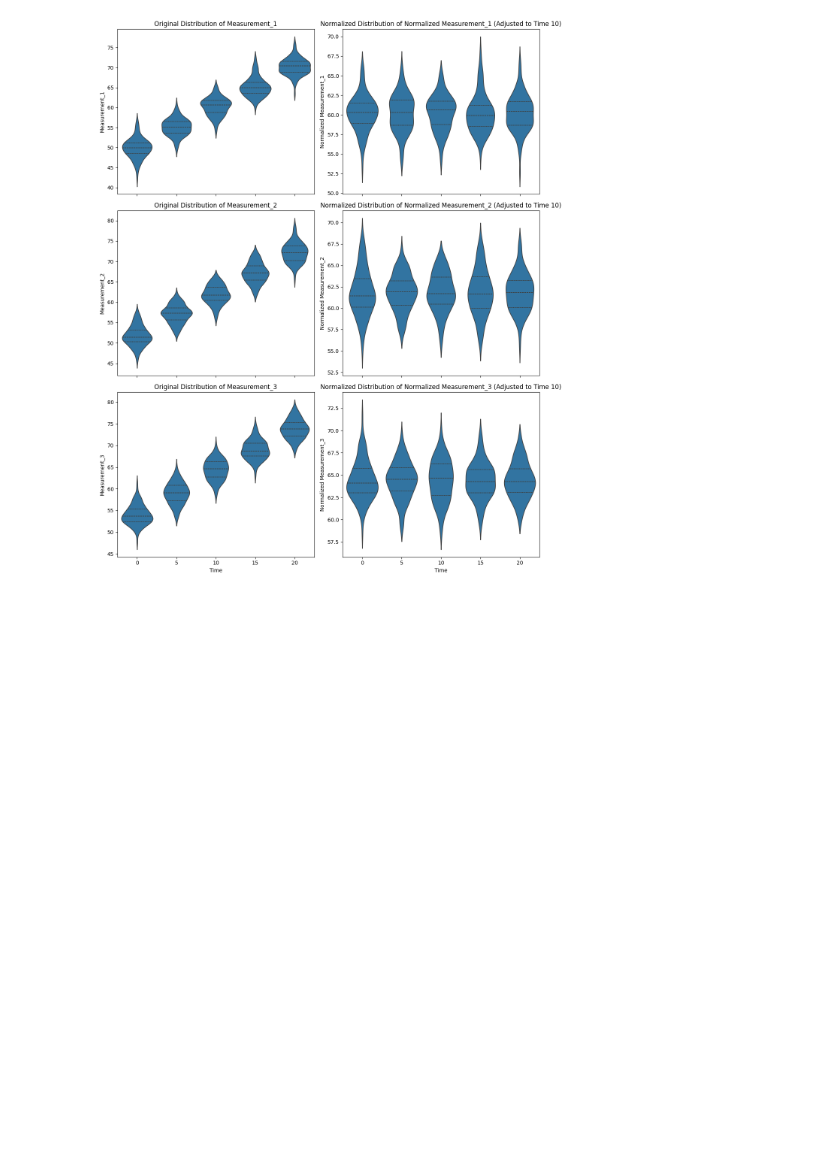
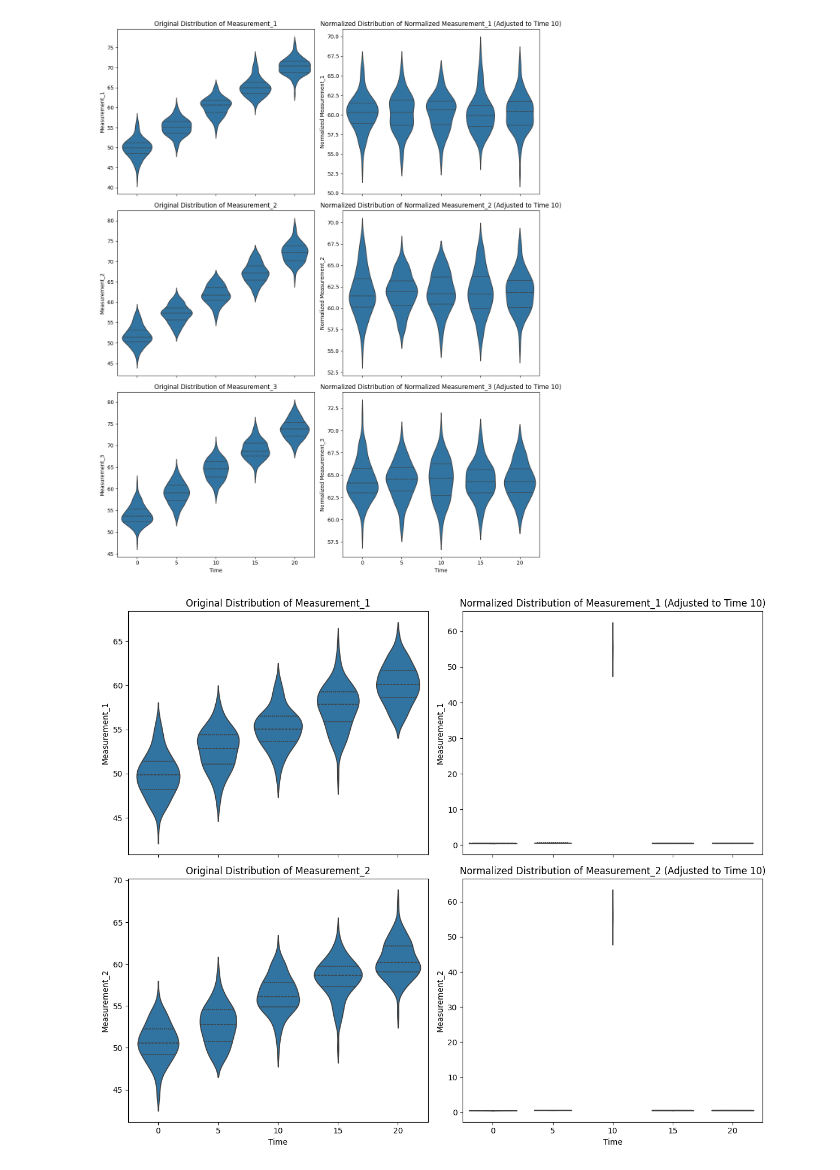
Before and after one commit to foxtrotmike/CS909, a Jupyter notebook: time_normalise.ipynb, the cells around one changed output. Saved outputs shown, nothing was run; the diff lists cells and outputs as text; code cells hidden in the pictures; blank space fills up the shorter version.

```diff
--- a/time_normalise.ipynb
+++ b/time_normalise.ipynb
@@ -310,3 +310,77 @@ plt.tight_layout()
 plt.show()
 # %% [output]
 [figure]
+# %%
+#Using OT - ignore for now
+import numpy as np
+import pandas as pd
+import matplotlib.pyplot as plt
+import seaborn as sns
+import ot  # POT: Python Optimal Transport
+
+# Generate synthetic data
+np.random.seed(42)
+n_patients = 500
+time_points = np.array([0, 5, 10, 15, 20])
+dim_g = 2  # Number of dimensions in g_i
+
+# Simulate multivariate measurements (patients measured only once at random time points)
+data = []
+for i in range(n_patients):
+    t = np.random.choice(time_points)
+    mu_t = np.array([50 + (t / 2) + i * 0.5 for i in range(dim_g)])  # Time-dependent mean
+    cov_t = np.eye(dim_g) * 5  # Independent feature variance
+    g_i = np.random.multivariate_normal(mu_t, cov_t)
+    data.append([t] + list(g_i))
+
+df = pd.DataFrame(data, columns=["Time"] + [f"Measurement_{i+1}" for i in range(dim_g)])
+
+# Select a reference time (e.g., t=10)
+t_ref = 10
+source_data = df[df["Time"] == t_ref].iloc[:, 1:].values  # Target distribution
+
+# Ensure proper mapping of transported data
+transformed_data = df.copy()
+
+for t in time_points:
+    if t == t_ref:
+        continue  # Skip reference time since we normalize everything to it
+
+    # Extract data for the current time
+    target_data = df[df["Time"] == t].iloc[:, 1:].values
+
+    if len(target_data) == 0:
+        continue  # Skip if no data for this time
+
+    # Compute cost matrix (Euclidean distance)
+    cost_matrix = ot.dist(target_data, source_data, metric="euclidean")
+
+    # Define uniform weights for both distributions
+    n_source, n_target = len(source_data), len(target_data)
+    a, b = np.ones(n_target) / n_target, np.ones(n_source) / n_source  # Equal weights
+
+    # Compute Optimal Transport plan
+    transport_plan = ot.emd(a, b, cost_matrix)  # Solve OT problem
+
+    # Compute transported samples via Barycentric Projection
+    mapped_data = transport_plan @ source_data  # Move target data towards reference
+
+    # Directly replace transformed data without additional standardization
+    transformed_data.loc[df["Time"] == t, df.columns[1:]] = mapped_data
+
+# Plot original and normalized distributions
+fig, axes = plt.subplots(dim_g, 2, figsize=(12, 5 * dim_g), sharex=True)
+
+for i in range(dim_g):
+    measurement_col = f"Measurement_{i+1}"
+
+    sns.violinplot(x="Time", y=measurement_col, data=df, ax=axes[i, 0], inner="quartile")
+    axes[i, 0].set_title(f"Original Distribution of {measurement_col}")
+
+    sns.violinplot(x="Time", y=measurement_col, data=transformed_data, ax=axes[i, 1], inner="quartile")
+    axes[i, 1].set_title(f"Normalized Distribution of {measurement_col} (Adjusted to Time {t_ref})")
+
+plt.tight_layout()
+plt.show()
+# %% [output]
+[figure, added]
```
